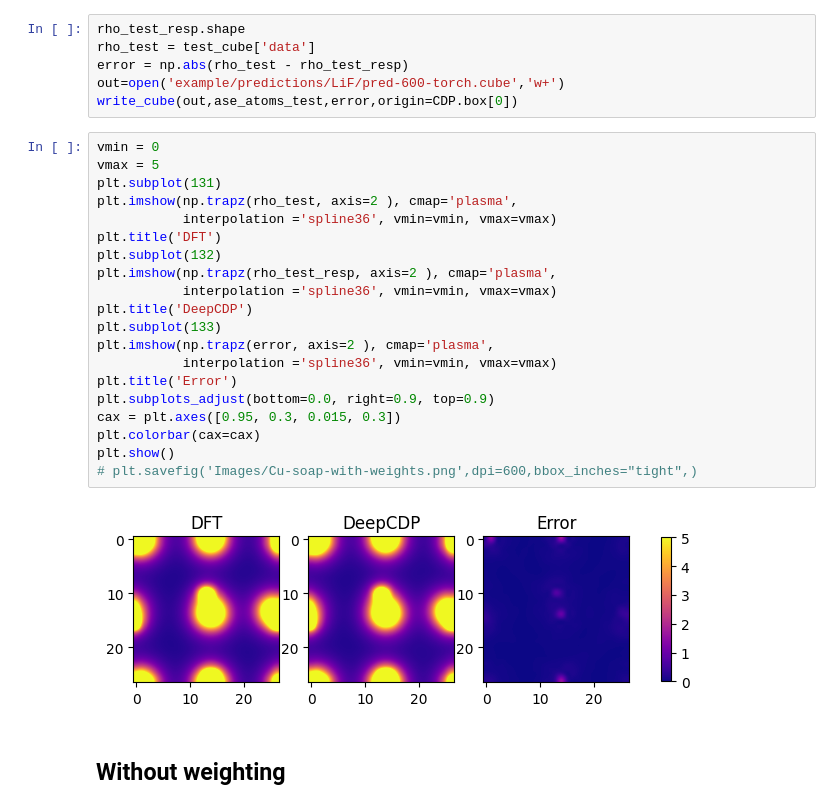
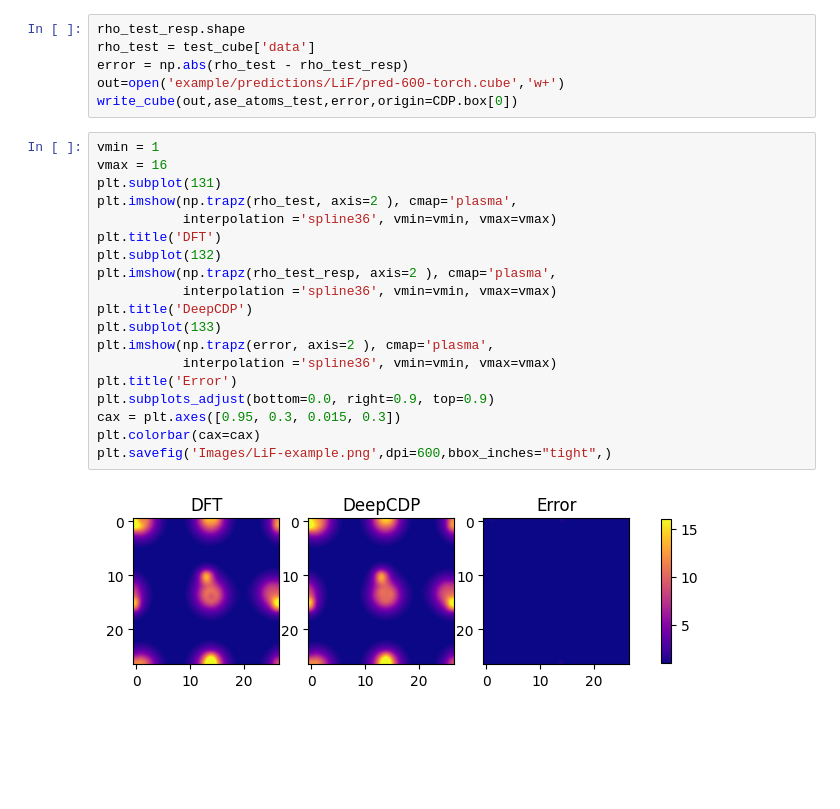
Before and after one commit to siddarthachar/deepcdp, a Jupyter notebook: LiF.ipynb, the cells around one changed output. Drawn from its saved outputs; the diff is of its cells as text; blank space fills up the shorter version.

```diff
--- a/LiF.ipynb
+++ b/LiF.ipynb
@@ -367,26 +367,23 @@ error = np.abs(rho_test - rho_test_resp)
 out=open('example/predictions/LiF/pred-600-torch.cube','w+')
 write_cube(out,ase_atoms_test,error,origin=CDP.box[0])
 # %%
-vmin = 0
-vmax = 5
+vmin = 1
+vmax = 16
 plt.subplot(131)
 plt.imshow(np.trapz(rho_test, axis=2 ), cmap='plasma',
            interpolation ='spline36', vmin=vmin, vmax=vmax)
 plt.title('DFT')
 plt.subplot(132)
 plt.imshow(np.trapz(rho_test_resp, axis=2 ), cmap='plasma',
            interpolation ='spline36', vmin=vmin, vmax=vmax)
 plt.title('DeepCDP')
 plt.subplot(133)
 plt.imshow(np.trapz(error, axis=2 ), cmap='plasma',
            interpolation ='spline36', vmin=vmin, vmax=vmax)
 plt.title('Error')
 plt.subplots_adjust(bottom=0.0, right=0.9, top=0.9)
 cax = plt.axes([0.95, 0.3, 0.015, 0.3])
 plt.colorbar(cax=cax)
-plt.show()
-# plt.savefig('Images/Cu-soap-with-weights.png',dpi=600,bbox_inches="tight",)
+plt.savefig('Images/LiF-example.png',dpi=600,bbox_inches="tight",)
 # %% [output]
-[figure, old version]
+[figure, new version]
-# %% [markdown]
-## Without weighting
```
Also changed, not shown: parts of 6 cells of this notebook, 27 other files.
